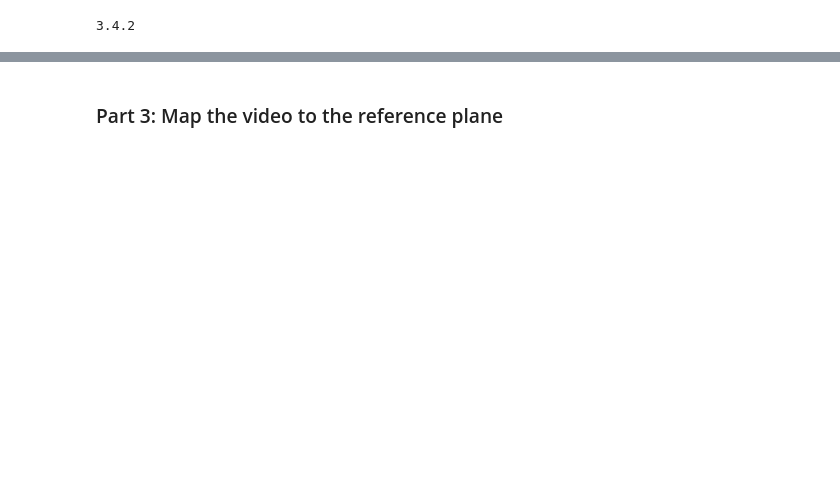
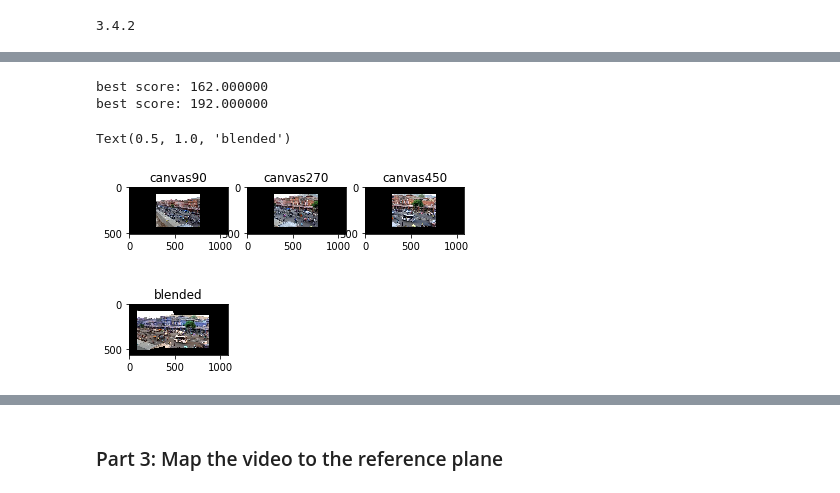
Before and after one commit to brs191/illinois, a Jupyter notebook: ComputationalPhotography/VideoStitchingProcessing/Project_5.ipynb, the cells around one changed output, grey strips where cells are left out. Drawn from its saved outputs; the diff is of its cells as text; code cells hidden in the pictures; blank space fills up the shorter version.

```diff
--- a/ComputationalPhotography/VideoStitchingProcessing/Project_5.ipynb
+++ b/ComputationalPhotography/VideoStitchingProcessing/Project_5.ipynb
@@ -272,3 +263,78 @@ plt.imshow(reference_450)
+# %%
+#step 1 Generate canvas
+img_90 = cv2.cvtColor(cv2.imread('./images/input/frames/f0090.jpg'), cv2.COLOR_BGR2RGB)
+canvas_height = 510
+canvas_width = 1080
+canvas_90 = np.zeros((canvas_height, canvas_width, 3), 'uint8')
+img_w = img_90.shape[1]
+img_h = img_90.shape[0]
+
+x_offset = int(canvas_height/2 - (img_h/2))
+y_offset = int((canvas_width/2)-(img_w/2))
+canvas_90[x_offset:x_offset+img_h, y_offset:y_offset+img_w] = img_90
+
+fig = plt.figure()
+ax1 = fig.add_subplot(231)
+plt.imshow(canvas_90)
+plt.title("canvas90")
+
+img_270 = cv2.cvtColor(cv2.imread('./images/input/frames/f0270.jpg'), cv2.COLOR_BGR2RGB)
+canvas_height = 510
+canvas_width = 1080
+canvas_270 = np.zeros((canvas_height, canvas_width, 3), 'uint8')
+img_w = img_270.shape[1]
+img_h = img_270.shape[0]
+
+x_offset = int(canvas_height/2 - (img_h/2))
+y_offset = int((canvas_width/2)-(img_w/2))
+canvas_270[x_offset:x_offset+img_h, y_offset:y_offset+img_w] = img_270
+
+ax2 = fig.add_subplot(232)
+plt.imshow(canvas_270)
+plt.title("canvas270")
+
+img_450 = cv2.cvtColor(cv2.imread('./images/input/frames/f0450.jpg'), cv2.COLOR_BGR2RGB)
+canvas_height = 510
+canvas_width = 1080
+canvas_450 = np.zeros((canvas_height, canvas_width, 3), 'uint8')
+img_w = img_450.shape[1]
+img_h = img_450.shape[0]
+
+x_offset = int(canvas_height/2 - (img_h/2))
+y_offset = int((canvas_width/2)-(img_w/2))
+canvas_450[x_offset:x_offset+img_h, y_offset:y_offset+img_w] = img_450
+
+ax3 = fig.add_subplot(233)
+plt.imshow(canvas_450)
+plt.title("canvas450")
+
+# step 2 generate homography on the canvas
+H_90 = auto_homography(canvas_270, canvas_450, computeHomography)
+H_270 = auto_homography(canvas_90, canvas_270, computeHomography)
+sourceHomography = H_90
+refHomography = np.identity(3)
+projectedSource = cv2.warpPerspective(canvas_90, np.matmul(H_90, H_270), (projectedWidth, projectedHeight))
+projectedReference = cv2.warpPerspective(canvas_450, refHomography, (projectedWidth, projectedHeight))
+
+blendedOutput = utils.blendImages(projectedSource, projectedReference)
+canvas_height = 560
+canvas_width = 1080
+blended_canvas = np.zeros((canvas_height, canvas_width, 3), 'uint8')
+img_w = blendedOutput.shape[1]
+img_h = blendedOutput.shape[0]
+
+x_offset = int(canvas_height/2 - (img_h/2))
+y_offset = int((canvas_width/2)-(img_w/2))
+
+blended_canvas[x_offset:x_offset+img_h, y_offset:y_offset+img_w] = blendedOutput
+ax4 = fig.add_subplot(234)
+plt.imshow(cv2.cvtColor(blended_canvas, cv2.COLOR_BGR2RGB))
+plt.title('blended')
+# %% [output]
+best score: 162.000000
+best score: 192.000000
+Text(0.5, 1.0, 'blended')
+[figure, added]
 # %%
 master_frames =[90, 270, 450, 630, 810]
 reference_frame = 450
```
Also changed, not shown: parts of 8 cells of this notebook.
